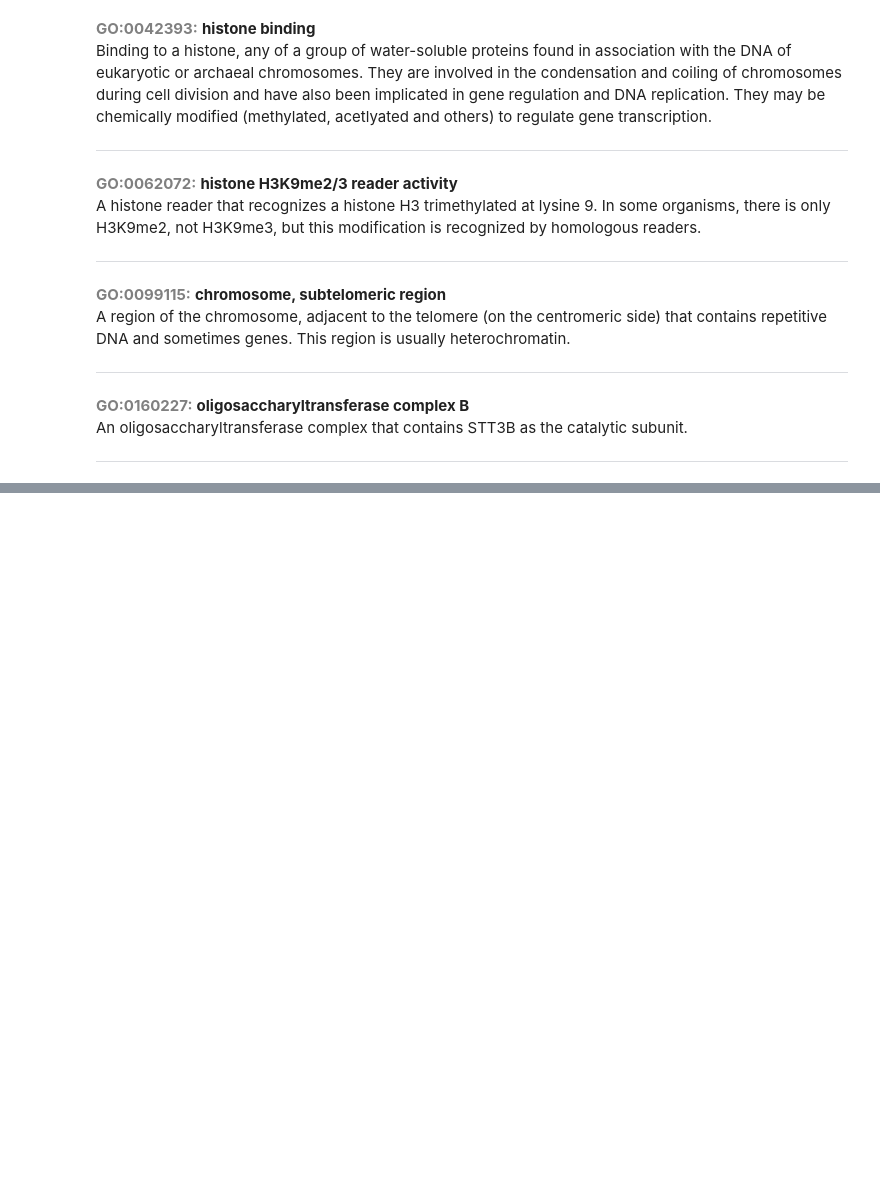
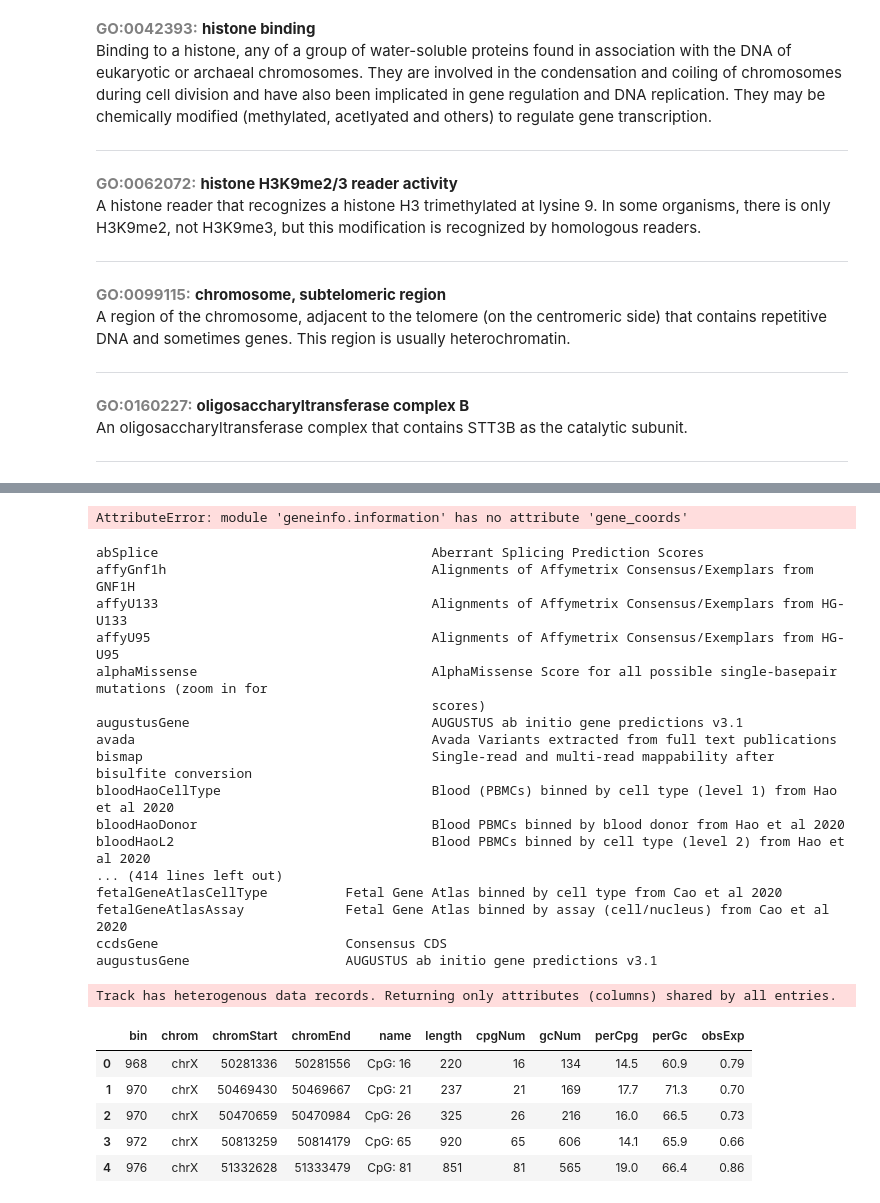
Before and after one commit to munch-group/mit-ihh-pib, a Jupyter notebook: geneinfo/Tryout.ipynb, the cells around one changed output, grey strips where cells are left out. Drawn from its saved outputs; the diff is of its cells as text; code cells hidden in the pictures; blank space fills up the shorter version.

Commit message:
geneinfo tryouts

```diff
--- a/geneinfo/Tryout.ipynb
+++ b/geneinfo/Tryout.ipynb
@@ -114,0 +180,41 @@ go.go_info(go_terms)
+# %%
+gi.hgcn_symbol(['CXorf23', 'BCLAF3', 'ENSG00000173681'])
+#gi.gene_coords(['ATRX', 'MAGT1', 'FOXP2'], assembly='hg38')
+gi.gene_coords_region('chrX', 76500000, 77000000, assembly='hg19')
+#THis isn't working geneinfo.information has no attribute gene_coords
+# %% [output]
+AttributeError: module 'geneinfo.information' has no attribute 'gene_coords'
+# %%
+gi.search_ucsc_tracks(assembly='hg38')
+gi.search_ucsc_tracks('gene', 'refseq', assembly='hg38')
+import geneinfo.information as gi
+df = gi.get_ucsc_track('cpgIslandExt', assembly='hg38',
+                        chrom='chrX', start=50_000_000, end=70_000_000
+                       )
+
+df.head()
+# %% [output]
+abSplice                                   Aberrant Splicing Prediction Scores
+affyGnf1h                                  Alignments of Affymetrix Consensus/Exemplars from GNF1H
+affyU133                                   Alignments of Affymetrix Consensus/Exemplars from HG-U133
+affyU95                                    Alignments of Affymetrix Consensus/Exemplars from HG-U95
+alphaMissense                              AlphaMissense Score for all possible single-basepair mutations (zoom in for
+                                           scores)
+augustusGene                               AUGUSTUS ab initio gene predictions v3.1
+avada                                      Avada Variants extracted from full text publications
+bismap                                     Single-read and multi-read mappability after bisulfite conversion
+bloodHaoCellType                           Blood (PBMCs) binned by cell type (level 1) from Hao et al 2020
+bloodHaoDonor                              Blood PBMCs binned by blood donor from Hao et al 2020
+bloodHaoL2                                 Blood PBMCs binned by cell type (level 2) from Hao et al 2020
+... (414 lines left out)
+fetalGeneAtlasCellType          Fetal Gene Atlas binned by cell type from Cao et al 2020
+fetalGeneAtlasAssay             Fetal Gene Atlas binned by assay (cell/nucleus) from Cao et al 2020
+ccdsGene                        Consensus CDS
+augustusGene                    AUGUSTUS ab initio gene predictions v3.1
+Track has heterogenous data records. Returning only attributes (columns) shared by all entries.
+|  | bin | chrom | chromStart | chromEnd | name | length | cpgNum | gcNum | perCpg | perGc | obsExp |
+| 0 | 968 | chrX | 50281336 | 50281556 | CpG: 16 | 220 | 16 | 134 | 14.5 | 60.9 | 0.79 |
+| 1 | 970 | chrX | 50469430 | 50469667 | CpG: 21 | 237 | 21 | 169 | 17.7 | 71.3 | 0.70 |
+| 2 | 970 | chrX | 50470659 | 50470984 | CpG: 26 | 325 | 26 | 216 | 16.0 | 66.5 | 0.73 |
+| 3 | 972 | chrX | 50813259 | 50814179 | CpG: 65 | 920 | 65 | 606 | 14.1 | 65.9 | 0.66 |
+| 4 | 976 | chrX | 51332628 | 51333479 | CpG: 81 | 851 | 81 | 565 | 19.0 | 66.4 | 0.86 |
```
Also changed, not shown: parts of 3 cells of this notebook, 1 other file.
